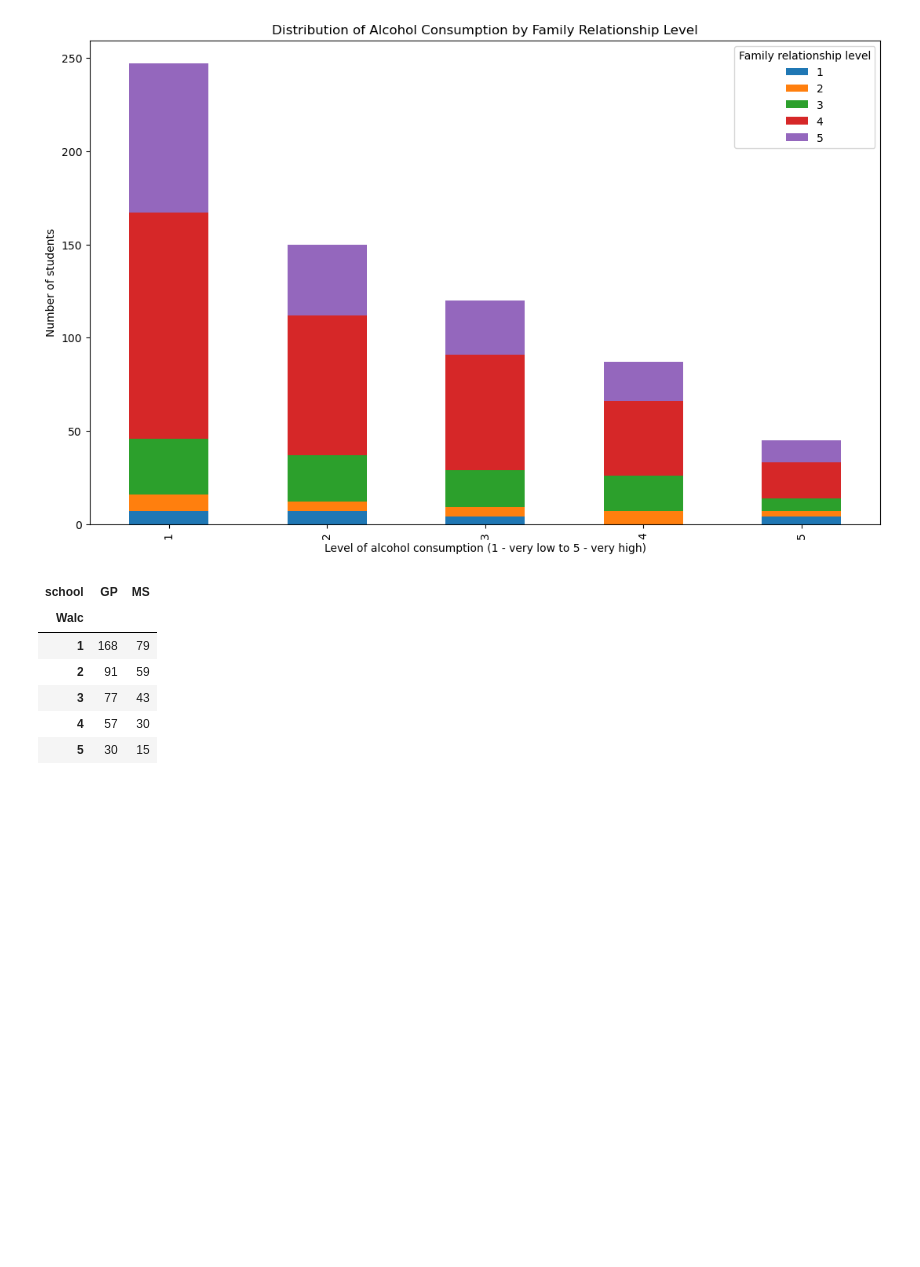
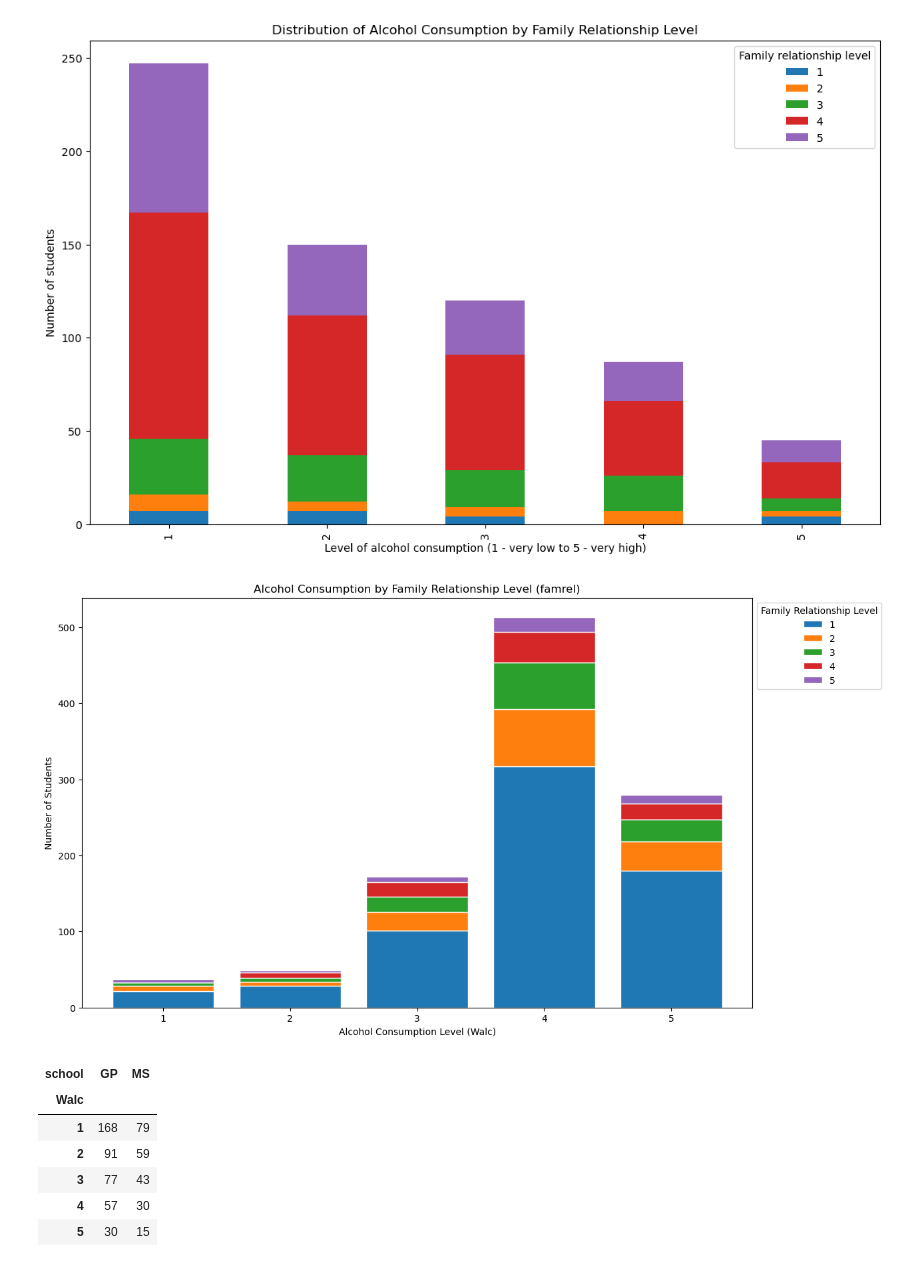
Before and after one commit to SantanaAndres/High-School-Alcoholism-and-Academic-Performance-data-analysis, a Jupyter notebook: main.ipynb, the cells around one changed output. Drawn from its saved outputs; the diff is of its cells as text; code cells hidden in the pictures; blank space fills up the shorter version.

```diff
--- a/main.ipynb
+++ b/main.ipynb
@@ -194,6 +193,28 @@ ax.set_title("Distribution of Alcohol Consumption by Family Relationship Level")
 plt.show()
 # %% [output]
 [figure]
+# %%
+labels = famrel_df.index
+values = famrel_df.values.T
+
+colors = ['#1f77b4', '#ff7f0e', '#2ca02c', '#d62728', '#9467bd']
+
+fig, ax = plt.subplots(figsize=(13, 8))
+ax.bar(labels, values[0], color=colors[0], label='1', edgecolor='white')
+bottoms = values[0]
+
+for i in range(1, len(values)):
+    ax.bar(labels, values[i], bottom=bottoms, color=colors[i], label=str(i+1), edgecolor='white')
+    bottoms += values[i]
+
+ax.set_title('Alcohol Consumption by Family Relationship Level (famrel)')
+ax.set_xlabel('Alcohol Consumption Level (Walc)')
+ax.set_ylabel('Number of Students')
+ax.legend(title='Family Relationship Level', bbox_to_anchor=(1, 1), loc='upper left')
+
+plt.show()
+# %% [output]
+[figure, added]
 # %%
 school_df = data.groupby("Walc")["school"].value_counts().unstack()
 school_df
```
Also changed, not shown: parts of 1 cell of this notebook.
